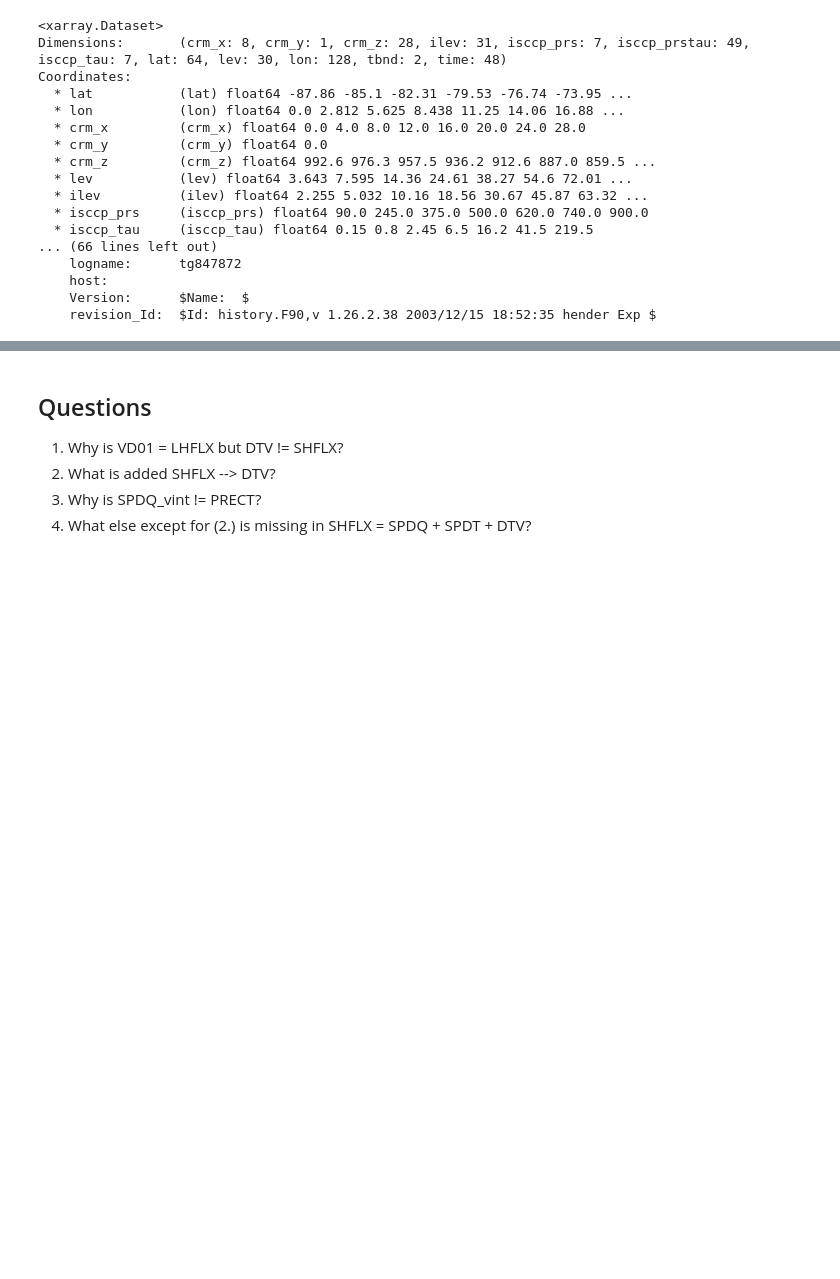
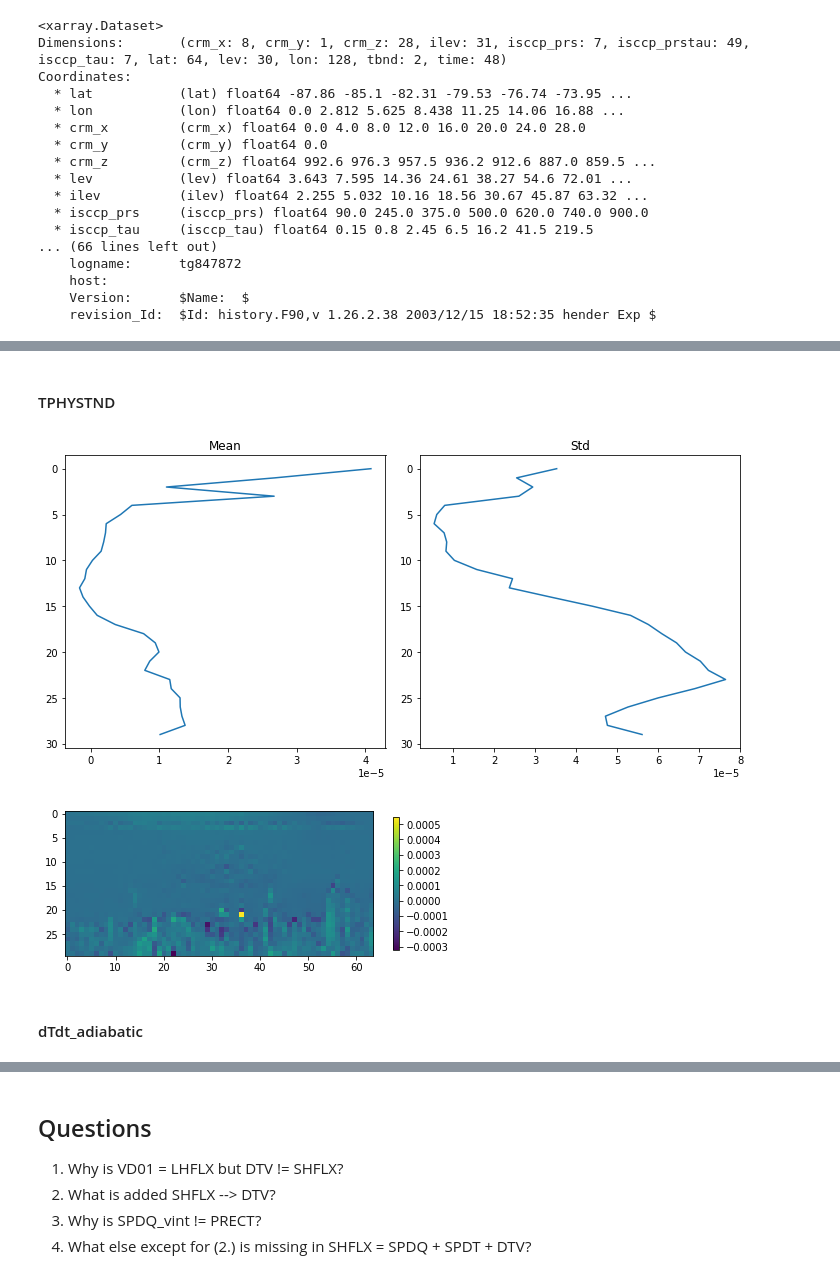
Before and after one commit to raspstephan/CBRAIN-CAM, a Jupyter notebook: keras/notebooks/energy_conservation.ipynb, the cells around one changed output, grey strips where cells are left out. Saved outputs shown, nothing was run; the diff lists cells and outputs as text; code cells hidden in the pictures; blank space fills up the shorter version.

```diff
--- a/keras/notebooks/energy_conservation.ipynb
+++ b/keras/notebooks/energy_conservation.ipynb
@@ -250,0 +157,9 @@ scat(SPDQ_vint + SPDQC_vint, -SPDT_vint)
+# %% [markdown]
+#### TPHYSTND
+# %%
+plot_3D_stats(ds['TPHYSTND'])
+# %% [output]
+[figure, added]
+[figure, added]
+# %% [markdown]
+#### dTdt_adiabatic
```
Also changed, not shown: parts of 138 cells of this notebook.
